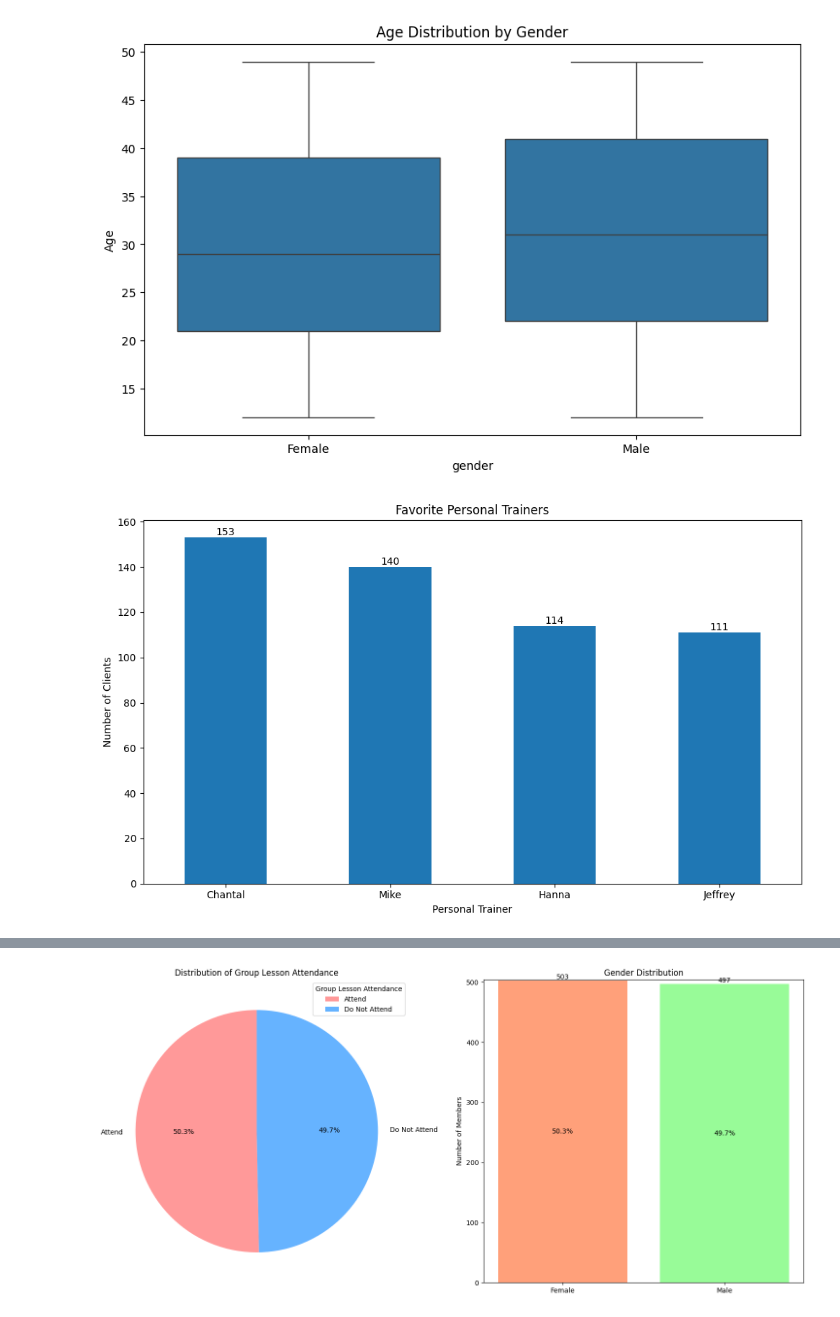
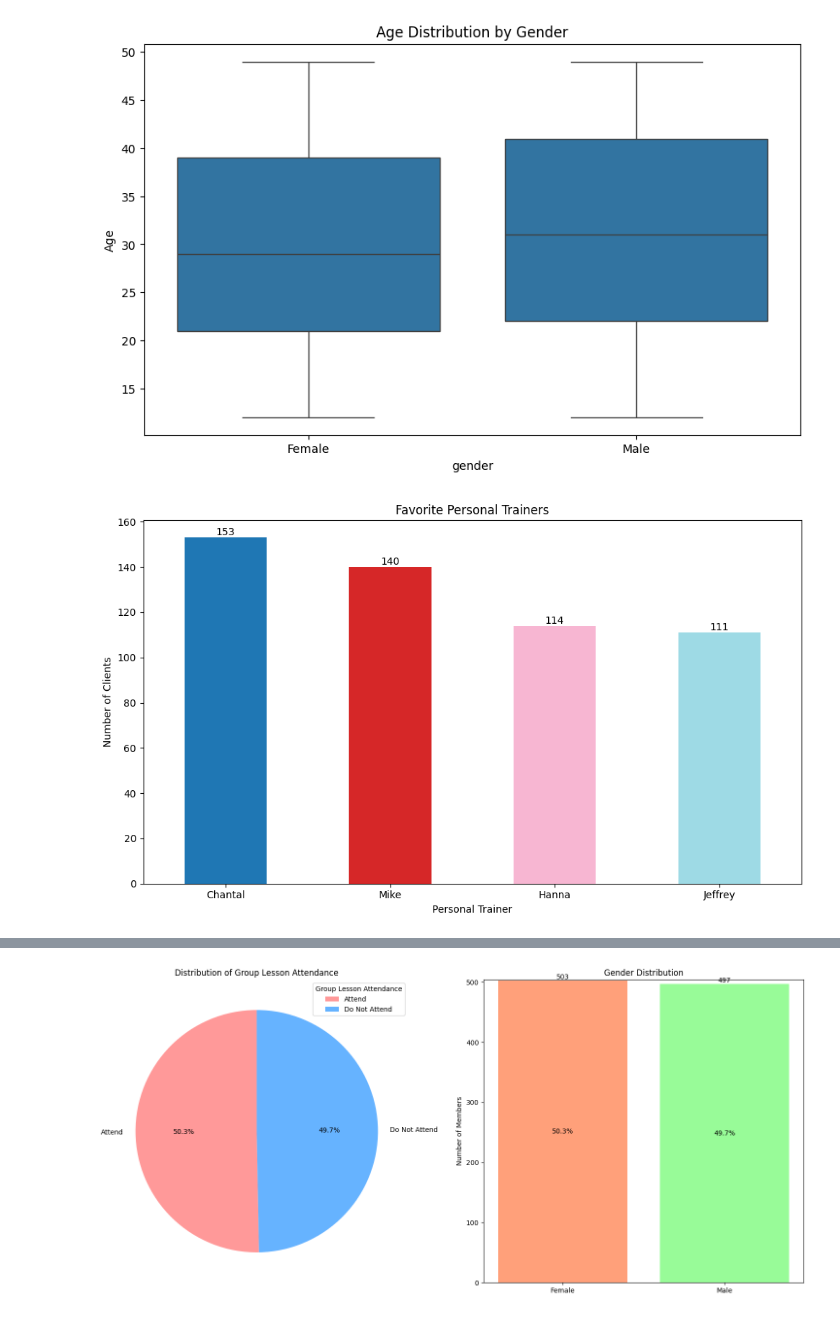
Before and after one commit to TAMustafa/gym_membership_analysis, a Jupyter notebook: gym_data.ipynb, the cells around one changed output, grey strips where cells are left out. Drawn from its saved outputs; the diff is of its cells as text; code cells hidden in the pictures.

```diff
--- a/gym_data.ipynb
+++ b/gym_data.ipynb
@@ -132,24 +132,27 @@ plt.show()
 # %%
 # Favorite Personal Trainer
 # Count the occurrences of each personal trainer
 trainer_counts = data[data['personal_training'] == True]['name_personal_trainer'].value_counts()
 
-# Create a bar plot
+# Create a list of unique colors for each bar
+colors = plt.cm.get_cmap('tab20', len(trainer_counts))(np.arange(len(trainer_counts)))
+
+# Create a bar plot with different colors for each trainer
 plt.figure(figsize=(10, 6))
-trainer_counts.plot(kind='bar')
+trainer_counts.plot(kind='bar', color=colors)
 plt.title('Favorite Personal Trainers')
 plt.xlabel('Personal Trainer')
 plt.ylabel('Number of Clients')
 plt.xticks(rotation=0)
 
 # Add value labels on top of each bar
 for i, v in enumerate(trainer_counts):
     plt.text(i, v, str(v), ha='center', va='bottom')
 
 plt.tight_layout()
 plt.show()
 # %% [output]
-[figure, old version]
+[figure, new version]
 # %%
 # Favorite Group Lesson
 # Function to split and count group lessons
```
Also changed, not shown: parts of 3 cells of this notebook, 1 other file.
